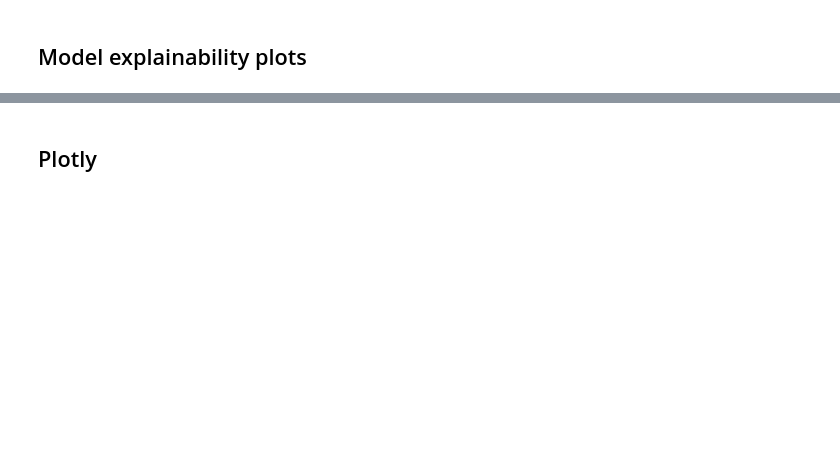
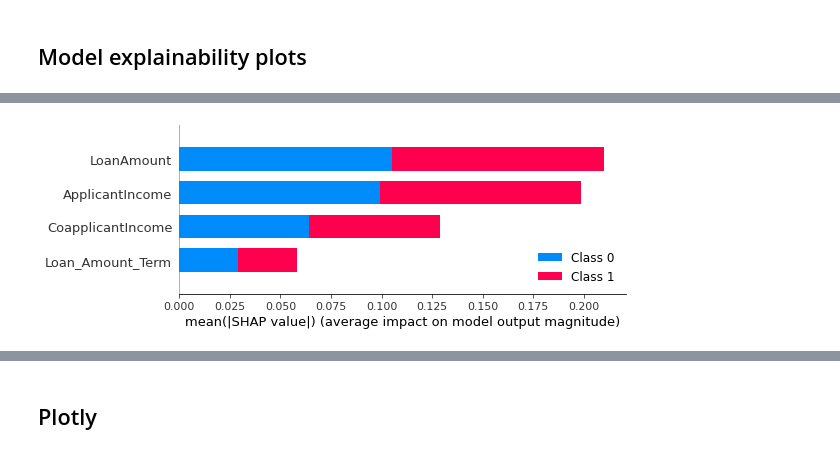
Before and after one commit to sohomghosh/Data_Visualization_FDP, a Jupyter notebook: CaseStudy_1_DataVisualization.ipynb, the cells around one changed output, grey strips where cells are left out. Cells and saved outputs as stored; diff of their text form; code cells hidden in the pictures; blank space fills up the shorter version.

```diff
--- a/CaseStudy_1_DataVisualization.ipynb
+++ b/CaseStudy_1_DataVisualization.ipynb
@@ -446,0 +463,4 @@ ddf
+# %%
+shap.summary_plot(shap_values, X_train, feature_names=features)
+# %% [output]
+[figure, added]
```
Also changed, not shown: parts of 10 cells of this notebook.
